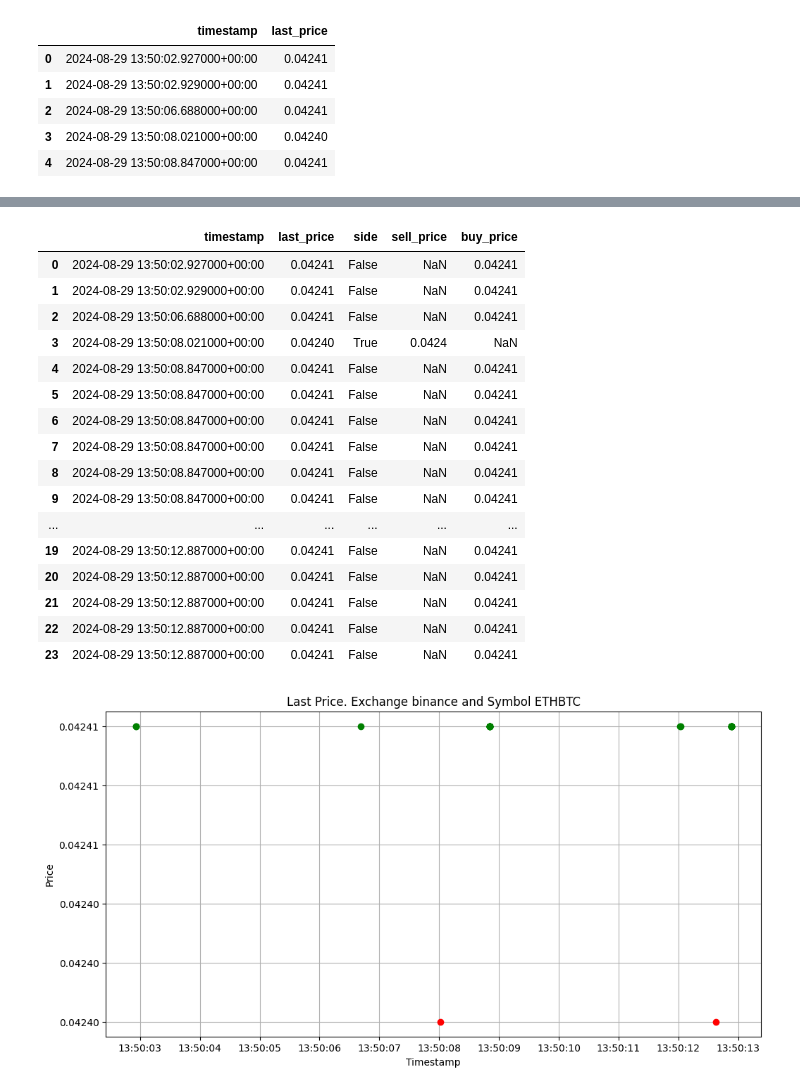
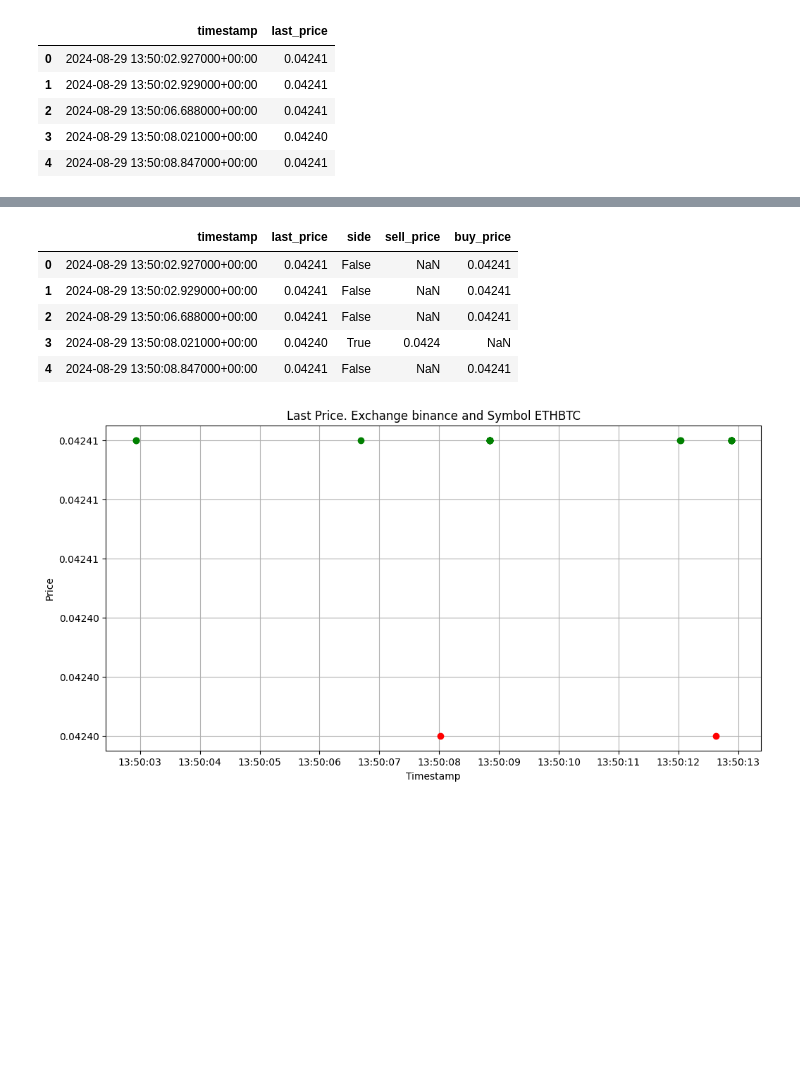
Before and after one commit to dperepadya/markerDataService, a Jupyter notebook: dbTest.ipynb, the cells around one changed output, grey strips where cells are left out. Drawn from its saved outputs; the diff is of its cells as text; code cells hidden in the pictures; blank space fills up the shorter version.

```diff
--- a/dbTest.ipynb
+++ b/dbTest.ipynb
@@ -63,25 +44,14 @@ df
 df['sell_price'] = df['last_price'].where(df['side'] == True)
 df['buy_price'] = df['last_price'].where(df['side'] == False)
 # %%
-df
+df.head(5)
 # %% [output]
 |  | timestamp | last_price | side | sell_price | buy_price |
 | 0 | 2024-08-29 13:50:02.927000+00:00 | 0.04241 | False | NaN | 0.04241 |
 | 1 | 2024-08-29 13:50:02.929000+00:00 | 0.04241 | False | NaN | 0.04241 |
 | 2 | 2024-08-29 13:50:06.688000+00:00 | 0.04241 | False | NaN | 0.04241 |
 | 3 | 2024-08-29 13:50:08.021000+00:00 | 0.04240 | True | 0.0424 | NaN |
 | 4 | 2024-08-29 13:50:08.847000+00:00 | 0.04241 | False | NaN | 0.04241 |
-| 5 | 2024-08-29 13:50:08.847000+00:00 | 0.04241 | False | NaN | 0.04241 |
-| 6 | 2024-08-29 13:50:08.847000+00:00 | 0.04241 | False | NaN | 0.04241 |
-| 7 | 2024-08-29 13:50:08.847000+00:00 | 0.04241 | False | NaN | 0.04241 |
-| 8 | 2024-08-29 13:50:08.847000+00:00 | 0.04241 | False | NaN | 0.04241 |
-| 9 | 2024-08-29 13:50:08.847000+00:00 | 0.04241 | False | NaN | 0.04241 |
-| ... | ... | ... | ... | ... | ... |
-| 19 | 2024-08-29 13:50:12.887000+00:00 | 0.04241 | False | NaN | 0.04241 |
-| 20 | 2024-08-29 13:50:12.887000+00:00 | 0.04241 | False | NaN | 0.04241 |
-| 21 | 2024-08-29 13:50:12.887000+00:00 | 0.04241 | False | NaN | 0.04241 |
-| 22 | 2024-08-29 13:50:12.887000+00:00 | 0.04241 | False | NaN | 0.04241 |
-| 23 | 2024-08-29 13:50:12.887000+00:00 | 0.04241 | False | NaN | 0.04241 |
 # %%
 exchange_query = f"SELECT name FROM public.exchanges WHERE id = %s"
 exchange_name = pd.read_sql_query(exchange_query, engine , params=(exchange_id,)).iloc[0, 0]
```
Also changed, not shown: parts of 2 cells of this notebook.
